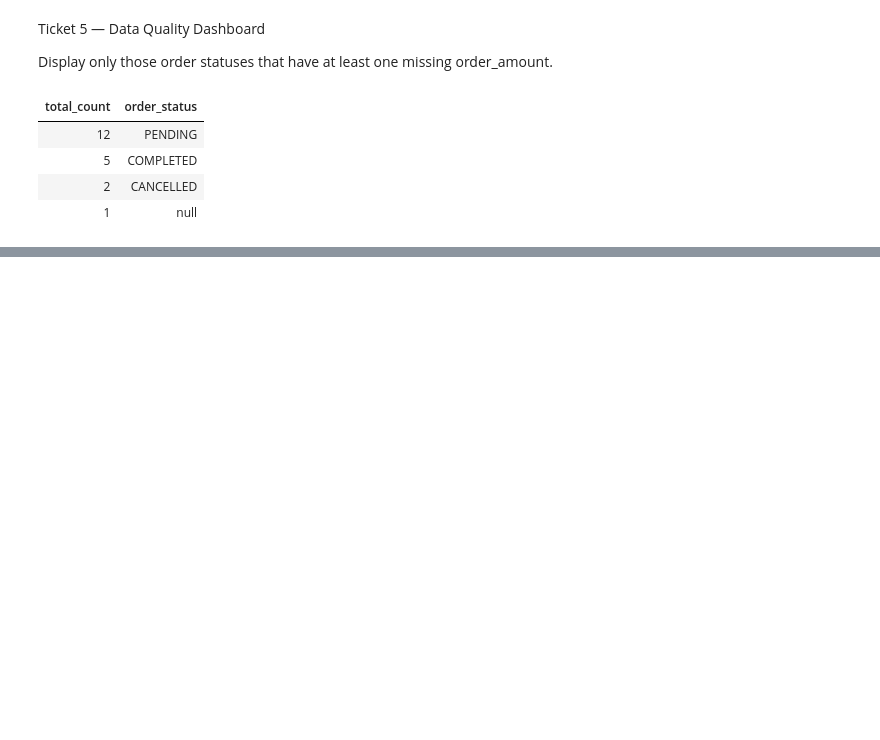
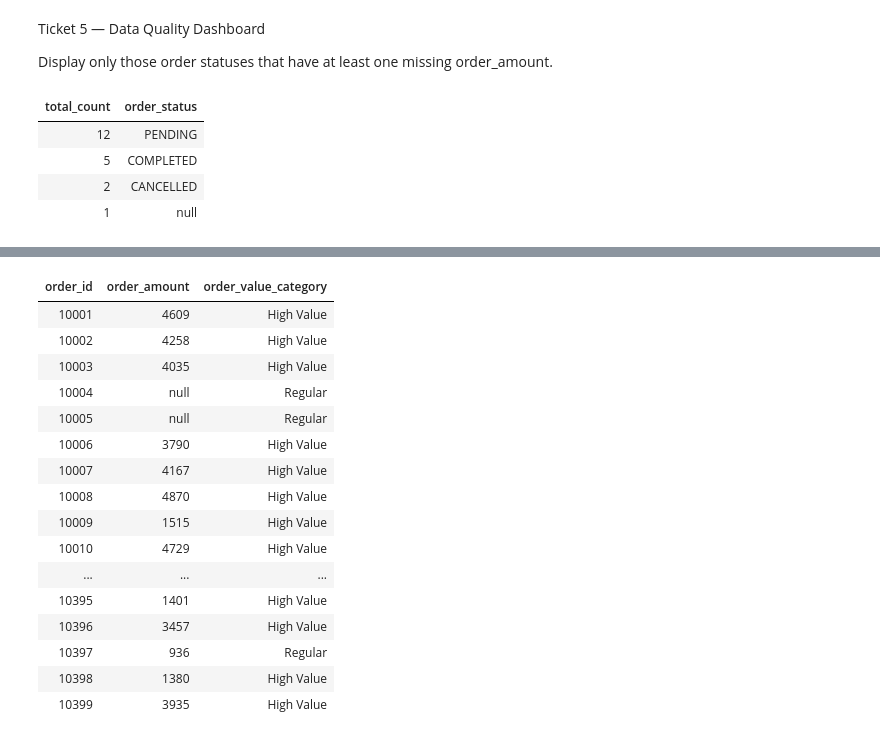
Before and after one commit to Deepak199954/retail-data-engineering-project, a Jupyter notebook: notebooks/sql/SQL _Fundamentals_Notebook.ipynb, the cells around one changed output, grey strips where cells are left out. Saved outputs shown, nothing was run; the diff lists cells and outputs as text; code cells hidden in the pictures; blank space fills up the shorter version.

```diff
--- a/notebooks/sql/SQL _Fundamentals_Notebook.ipynb
+++ b/notebooks/sql/SQL _Fundamentals_Notebook.ipynb
@@ -683,0 +702,27 @@ select count(*) as total_count, order_status from orders where order_amount is n
+# %%
+select
+    order_id,
+    order_amount,
+    case
+        when order_amount >= 1000 then "High Value"
+        else "Regular"
+    end as order_value_category
+from orders
+# %% [output]
+| order_id | order_amount | order_value_category |
+| 10001 | 4609 | High Value |
+| 10002 | 4258 | High Value |
+| 10003 | 4035 | High Value |
+| 10004 | null | Regular |
+| 10005 | null | Regular |
+| 10006 | 3790 | High Value |
+| 10007 | 4167 | High Value |
+| 10008 | 4870 | High Value |
+| 10009 | 1515 | High Value |
+| 10010 | 4729 | High Value |
+| ... | ... | ... |
+| 10395 | 1401 | High Value |
+| 10396 | 3457 | High Value |
+| 10397 | 936 | Regular |
+| 10398 | 1380 | High Value |
+| 10399 | 3935 | High Value |
```
Also changed, not shown: parts of 23 cells of this notebook.
